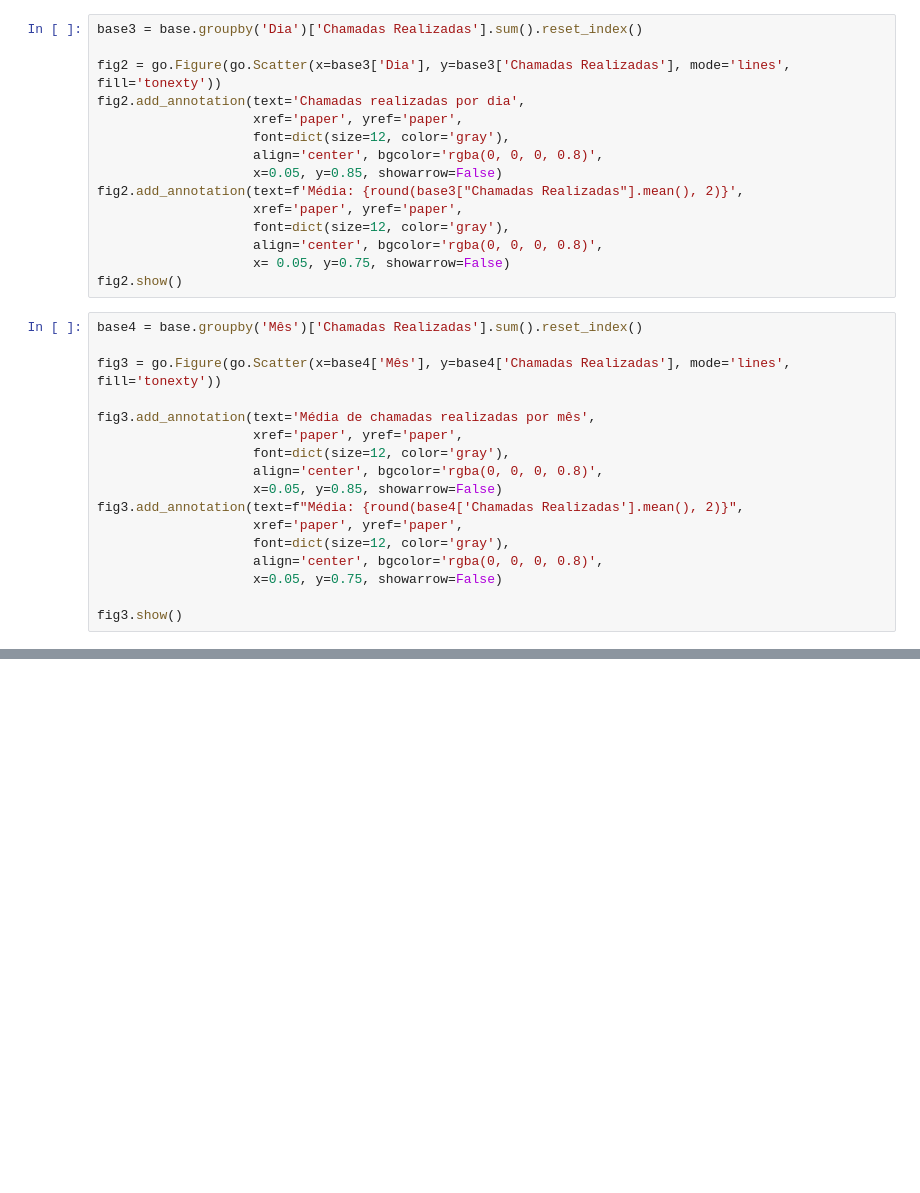
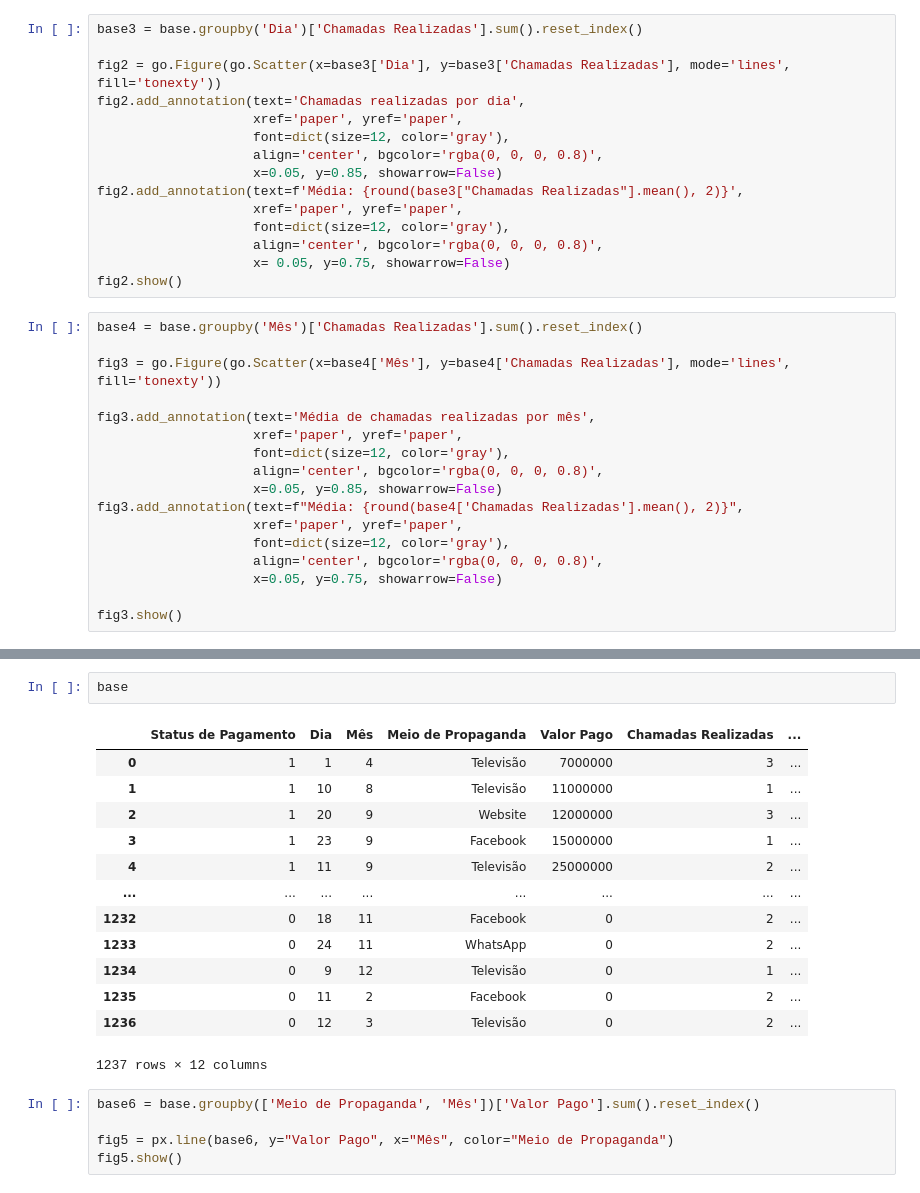
Before and after one commit to VictorSayoan/Machine_Learning, a Jupyter notebook: Analysis_Project/Analyses_Sales_CallCenter/database.ipynb, the cells around one changed output, grey strips where cells are left out. Saved outputs shown, nothing was run; the diff lists cells and outputs as text; blank space fills up the shorter version.

```diff
--- a/Analysis_Project/Analyses_Sales_CallCenter/database.ipynb
+++ b/Analysis_Project/Analyses_Sales_CallCenter/database.ipynb
@@ -72,0 +80,21 @@ fig3.show()
+# %%
+base
+# %% [output]
+|  | Status de Pagamento | Dia | Mês | Meio de Propaganda | Valor Pago | Chamadas Realizadas | ... |
+| 0 | 1 | 1 | 4 | Televisão | 7000000 | 3 | ... |
+| 1 | 1 | 10 | 8 | Televisão | 11000000 | 1 | ... |
+| 2 | 1 | 20 | 9 | Website | 12000000 | 3 | ... |
+| 3 | 1 | 23 | 9 | Facebook | 15000000 | 1 | ... |
+| 4 | 1 | 11 | 9 | Televisão | 25000000 | 2 | ... |
+| ... | ... | ... | ... | ... | ... | ... | ... |
+| 1232 | 0 | 18 | 11 | Facebook | 0 | 2 | ... |
+| 1233 | 0 | 24 | 11 | WhatsApp | 0 | 2 | ... |
+| 1234 | 0 | 9 | 12 | Televisão | 0 | 1 | ... |
+| 1235 | 0 | 11 | 2 | Facebook | 0 | 2 | ... |
+| 1236 | 0 | 12 | 3 | Televisão | 0 | 2 | ... |
+1237 rows × 12 columns
+# %%
+base6 = base.groupby(['Meio de Propaganda', 'Mês'])['Valor Pago'].sum().reset_index()
+
+fig5 = px.line(base6, y="Valor Pago", x="Mês", color="Meio de Propaganda")
+fig5.show()
```
Also changed, not shown: parts of 1 cell of this notebook.
